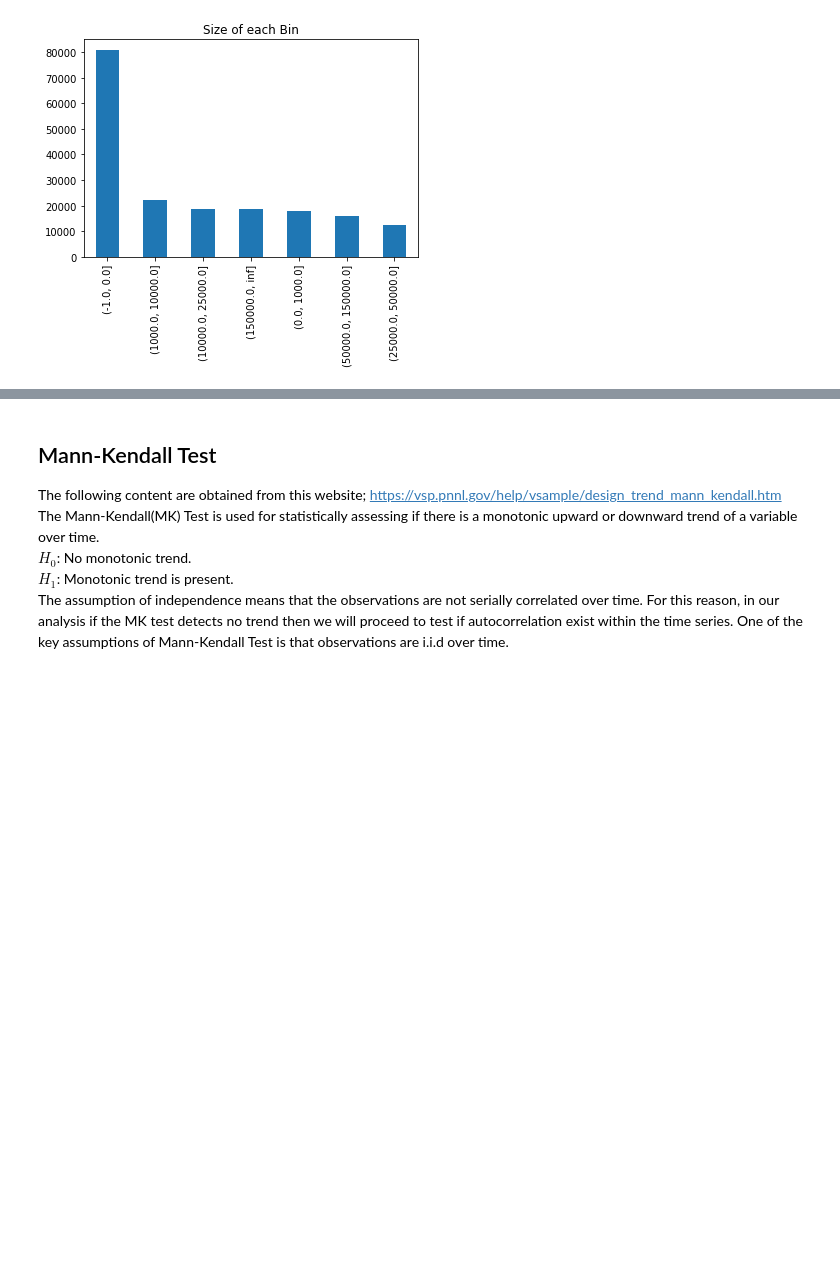
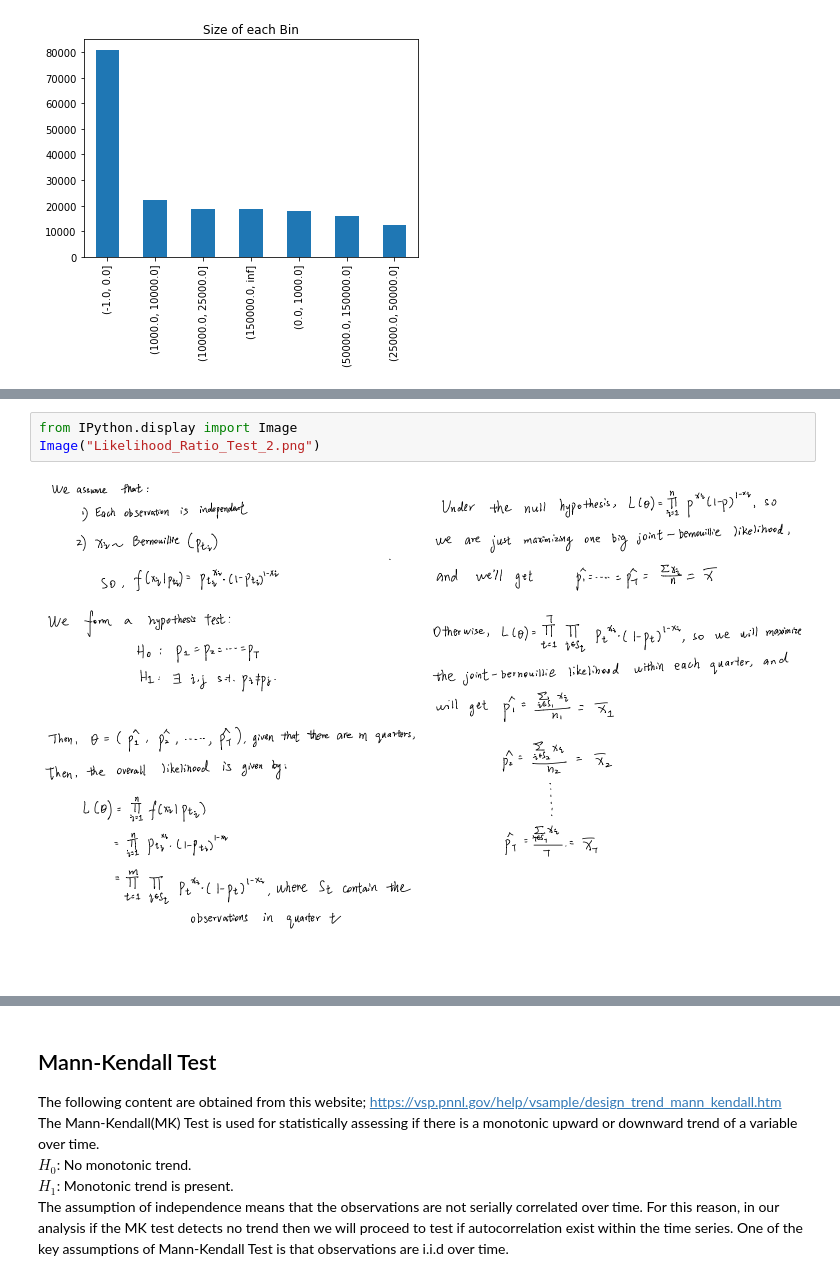
Before and after one commit to uday-31/Analyzing-Form-D-Submissions, a Jupyter notebook: Financial Data Science II Final Project.ipynb, the cells around one changed output, grey strips where cells are left out. Drawn from its saved outputs; the diff is of its cells as text; blank space fills up the shorter version.

```diff
--- a/Financial Data Science II Final Project.ipynb
+++ b/Financial Data Science II Final Project.ipynb
@@ -1520,0 +1530,5 @@ For the full derivation of the test statistic, see "Handwritten/Likelihood Ratio
+# %%
+from IPython.display import Image
+Image("Likelihood_Ratio_Test_2.png")
+# %% [output]
+[figure, added]
```
Also changed, not shown: parts of 4 cells of this notebook, 4 other files.
